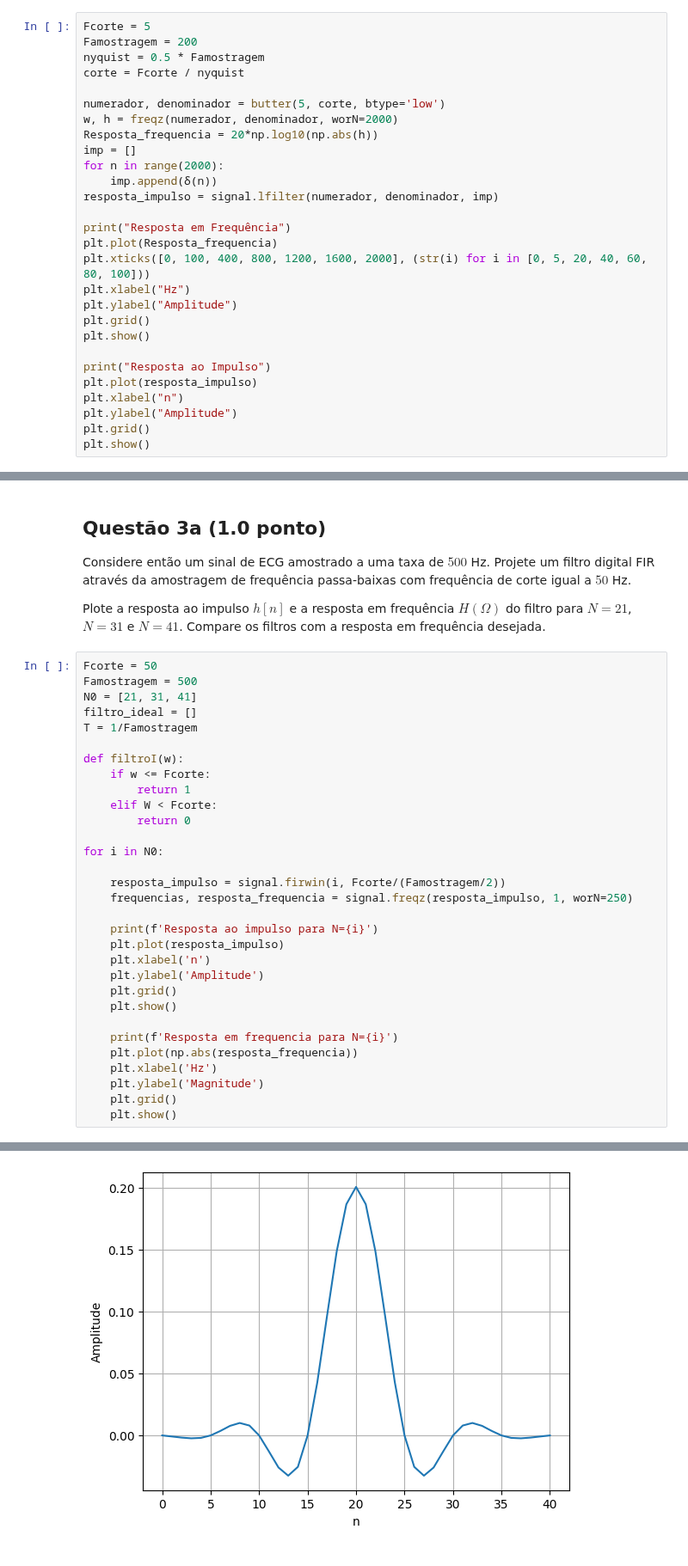
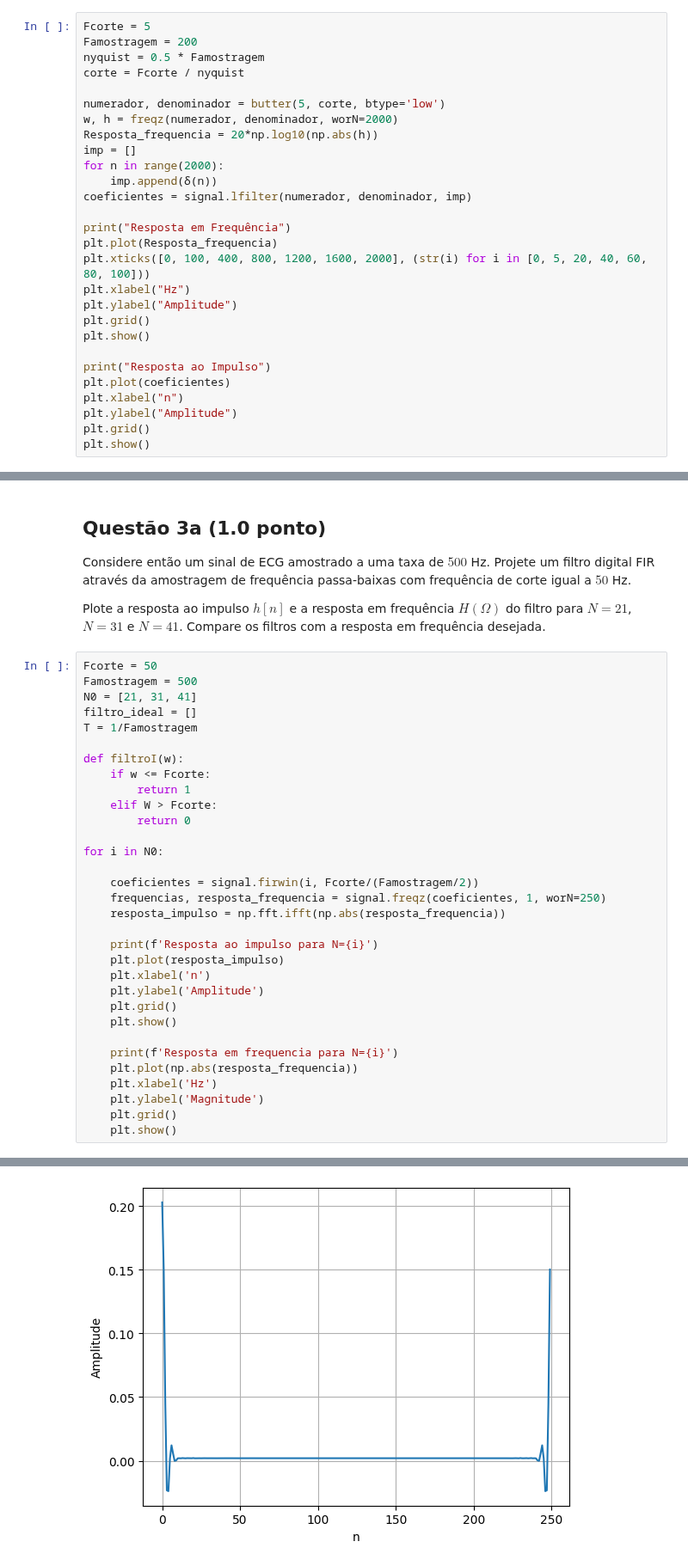
Before and after one commit to CristianoCTS/SSTD, a Jupyter notebook: Projeto-4/211028050-projeto4.ipynb, the cells around one changed output, grey strips where cells are left out. Shown at 86% size. Saved outputs shown, nothing was run; the diff lists cells and outputs as text.

```diff
--- a/Projeto-4/211028050-projeto4.ipynb
+++ b/Projeto-4/211028050-projeto4.ipynb
@@ -204,7 +204,7 @@ Resposta_frequencia = 20*np.log10(np.abs(h))
 imp = []
 for n in range(2000):
     imp.append(δ(n))
-resposta_impulso = signal.lfilter(numerador, denominador, imp)
+coeficientes = signal.lfilter(numerador, denominador, imp)
 
 print("Resposta em Frequência")
 plt.plot(Resposta_frequencia)
@@ -215,7 +215,7 @@ plt.grid()
 plt.show()
 
 print("Resposta ao Impulso")
-plt.plot(resposta_impulso)
+plt.plot(coeficientes)
 plt.xlabel("n")
 plt.ylabel("Amplitude")
 plt.grid()
@@ -330,13 +330,14 @@ T = 1/Famostragem
 def filtroI(w):
     if w <= Fcorte:
         return 1
-    elif W < Fcorte:
+    elif W > Fcorte:
         return 0
 
 for i in N0:
 
-    resposta_impulso = signal.firwin(i, Fcorte/(Famostragem/2))
-    frequencias, resposta_frequencia = signal.freqz(resposta_impulso, 1, worN=250)
+    coeficientes = signal.firwin(i, Fcorte/(Famostragem/2))
+    frequencias, resposta_frequencia = signal.freqz(coeficientes, 1, worN=250)
+    resposta_impulso = np.fft.ifft(np.abs(resposta_frequencia))
 
     print(f'Resposta ao impulso para N={i}')
     plt.plot(resposta_impulso)
@@ -361,7 +362,7 @@ Resposta ao impulso para N=31
 Resposta em frequencia para N=31
 [figure]
 Resposta ao impulso para N=41
-[figure, old version]
+[figure, new version]
 Resposta em frequencia para N=41
 [figure]
 # %% [markdown]
```
Also changed, not shown: parts of 4 cells of this notebook, 1 other file.
